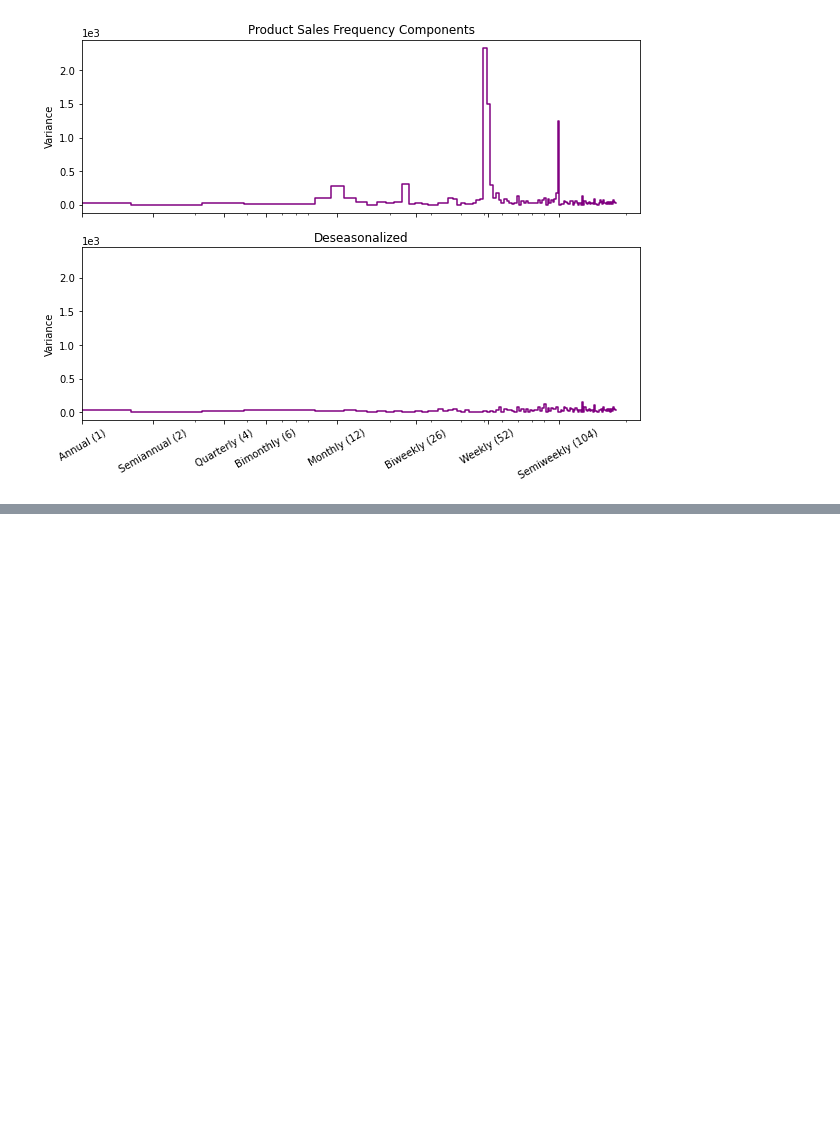
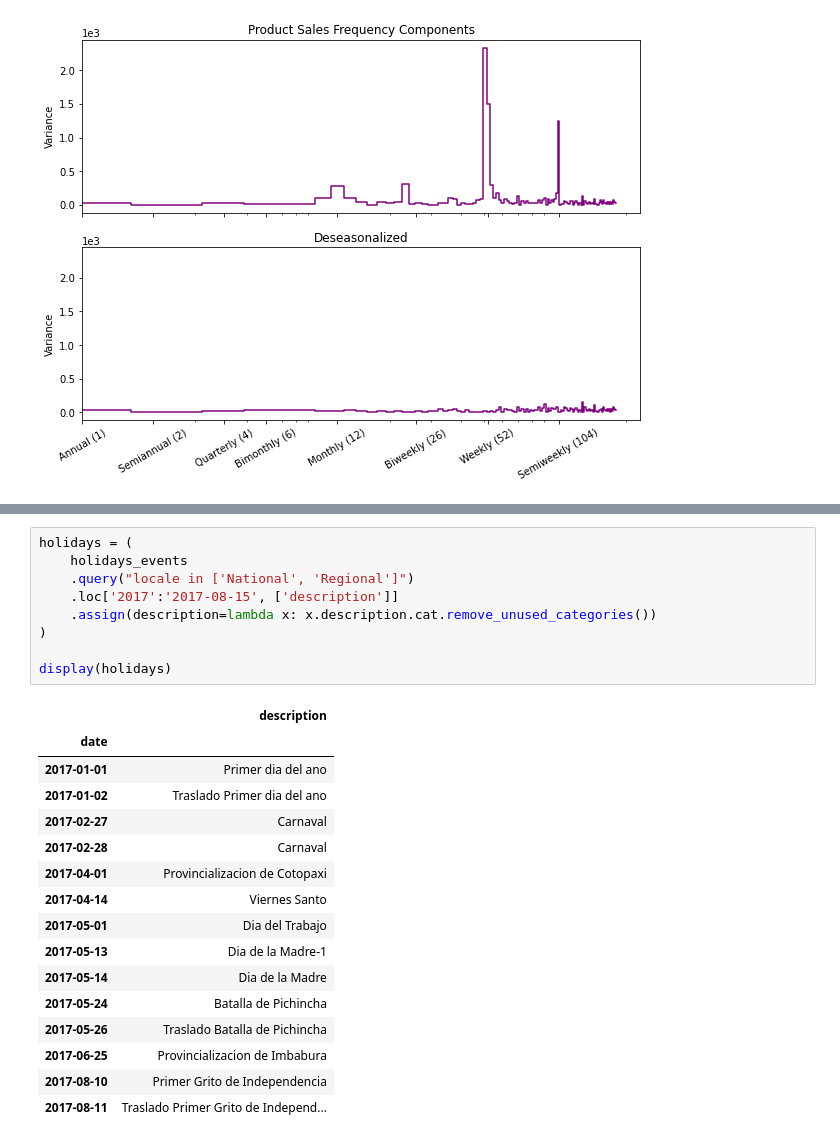
Before and after one commit to axefx/kaggle-store-sales, a Jupyter notebook: notebooks/exploratory_notebook.ipynb, the cells around one changed output, grey strips where cells are left out. Drawn from its saved outputs; the diff is of its cells as text; blank space fills up the shorter version.

```diff
--- a/notebooks/exploratory_notebook.ipynb
+++ b/notebooks/exploratory_notebook.ipynb
@@ -330,0 +352,26 @@ ax2.set_title("Deseasonalized");
+# %%
+holidays = (
+    holidays_events
+    .query("locale in ['National', 'Regional']")
+    .loc['2017':'2017-08-15', ['description']]
+    .assign(description=lambda x: x.description.cat.remove_unused_categories())
+)
+
+display(holidays)
+# %% [output]
+|  | description |
+| date |  |
+| 2017-01-01 | Primer dia del ano |
+| 2017-01-02 | Traslado Primer dia del ano |
+| 2017-02-27 | Carnaval |
+| 2017-02-28 | Carnaval |
+| 2017-04-01 | Provincializacion de Cotopaxi |
+| 2017-04-14 | Viernes Santo |
+| 2017-05-01 | Dia del Trabajo |
+| 2017-05-13 | Dia de la Madre-1 |
+| 2017-05-14 | Dia de la Madre |
+| 2017-05-24 | Batalla de Pichincha |
+| 2017-05-26 | Traslado Batalla de Pichincha |
+| 2017-06-25 | Provincializacion de Imbabura |
+| 2017-08-10 | Primer Grito de Independencia |
+| 2017-08-11 | Traslado Primer Grito de Independ... |
```
Also changed, not shown: parts of 3 cells of this notebook.
